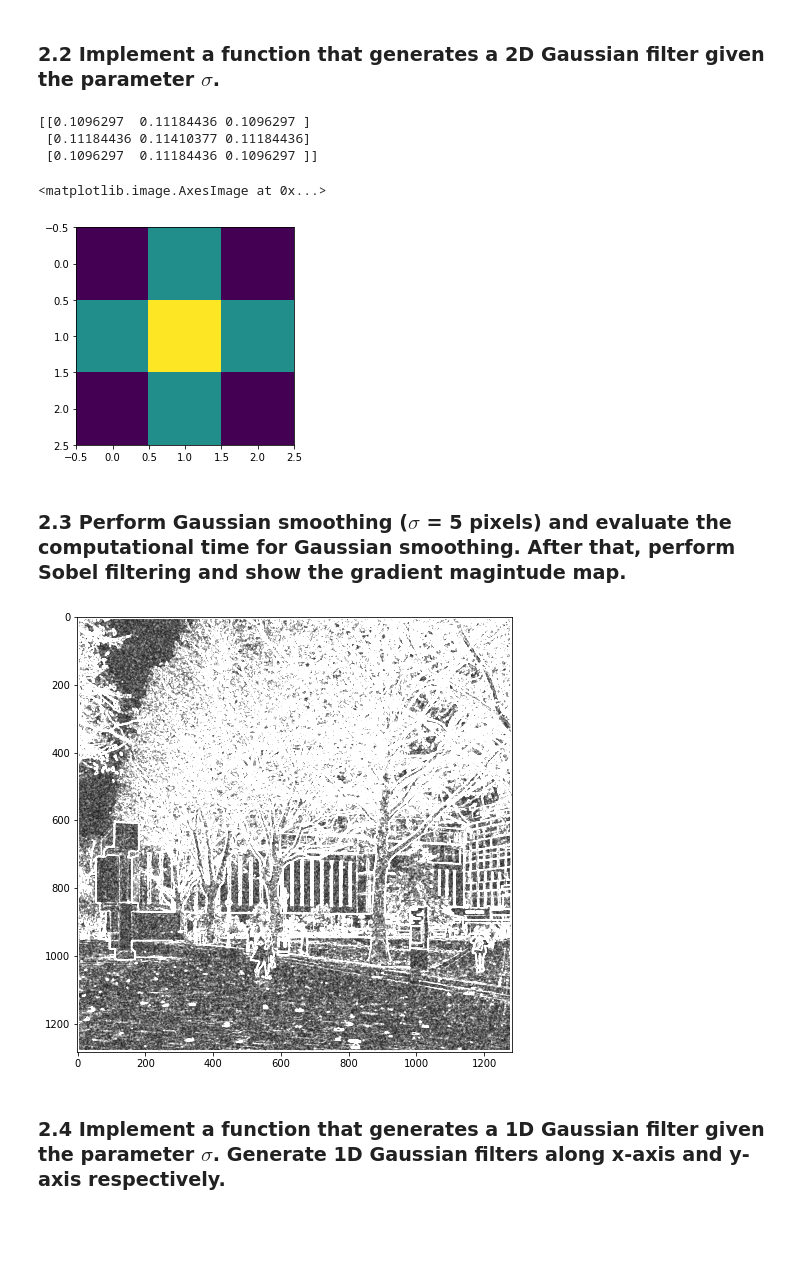
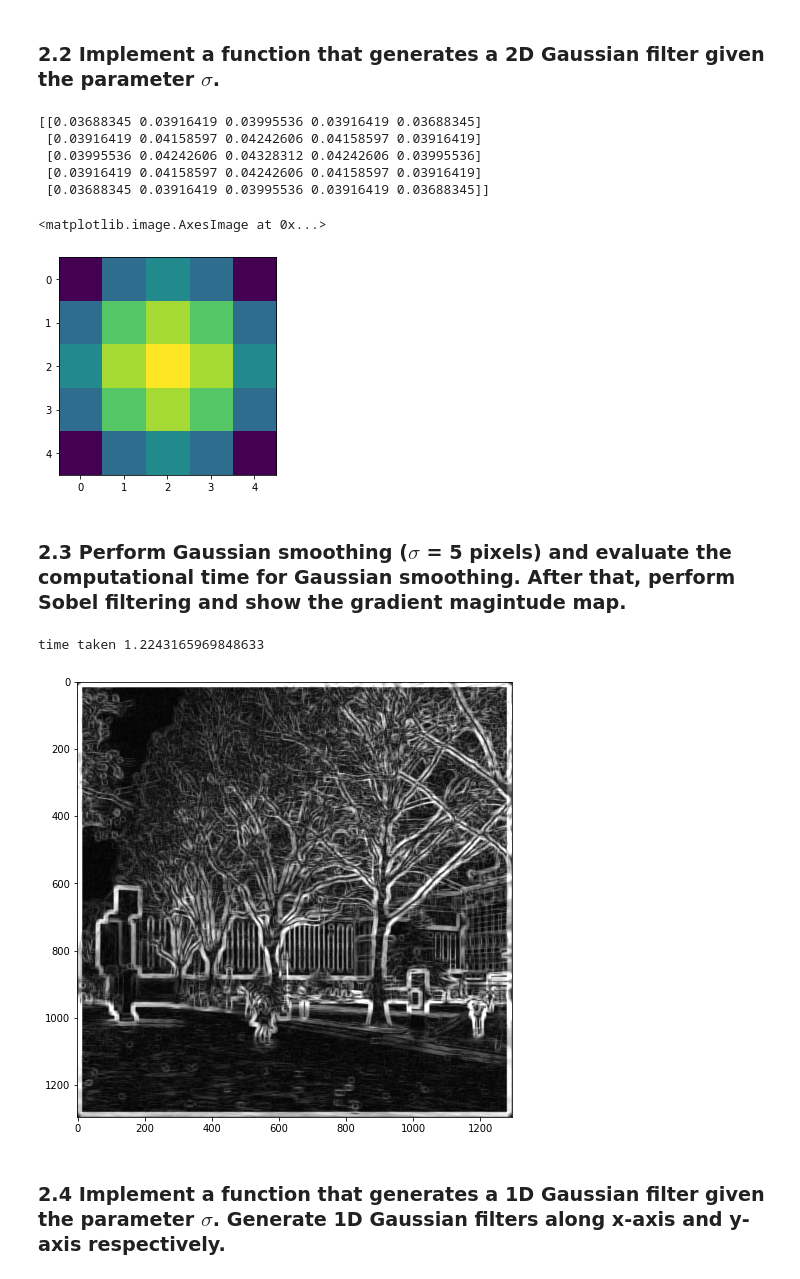
Before and after one commit to Shaanukstar123/Computer-Vision-CW1-Image-Filtering, a Jupyter notebook: coursework_01/coursework_01.ipynb, the cells around one changed output. Saved outputs shown, nothing was run; the diff lists cells and outputs as text; code cells hidden in the pictures; blank space fills up the shorter version.

```diff
--- a/coursework_01/coursework_01.ipynb
+++ b/coursework_01/coursework_01.ipynb
@@ -159,48 +159,51 @@ sobel_y:
 # %%
 # Design the Gaussian filter
 def gaussian_filter_2d(sigma):
     # sigma: the parameter sigma in the Gaussian kernel (unit: pixel)
     #
     # return: a 2D array for the Gaussian kernel
 
     ### Insert your code ###
-    const = 1/(2*np.pi*(sigma**2))
-    size = 3
+    const = 1/(2*np.pi*(np.square(sigma)))
+    size = sigma
     centre = (size-1)/2 #assuming kernel size is odd
-    h=np.ones((size,size))
+    h=np.zeros((size,size))
     for i in range(size):
         for j in range(size):
             x,y = i- centre, j-centre
-            fraction  = ((x**2)+(y**2))/(2*(sigma**2))
+            fraction  = ((np.square(x))+(np.square(y)))/(2*(np.square(sigma)))
             h[i,j] = const*(np.exp(-1*fraction))
 
     h = h/np.sum(h) #normalising
     return h
 
 # Visualise the Gaussian filter when sigma = 5 pixel (provided)
 sigma = 5
 h = gaussian_filter_2d(sigma)
 print(h)
 plt.imshow(h)
 # %% [output]
-[[0.1096297  0.11184436 0.1096297 ]
- [0.11184436 0.11410377 0.11184436]
- [0.1096297  0.11184436 0.1096297 ]]
+[[0.03688345 0.03916419 0.03995536 0.03916419 0.03688345]
+ [0.03916419 0.04158597 0.04242606 0.04158597 0.03916419]
+ [0.03995536 0.04242606 0.04328312 0.04242606 0.03995536]
+ [0.03916419 0.04158597 0.04242606 0.04158597 0.03916419]
+ [0.03688345 0.03916419 0.03995536 0.03916419 0.03688345]]
 <matplotlib.image.AxesImage at 0x...>
-[figure, old version]
+[figure, new version]
 # %% [markdown]
 ### 2.3 Perform Gaussian smoothing ($\sigma$ = 5 pixels) and evaluate the computational time for Gaussian smoothing. After that, perform Sobel filtering and show the gradient magintude map.
 # %%
 # Construct the Gaussian filter
 gauss_filter = gaussian_filter_2d(5)
-from scipy import ndimage
 
 # Perform Gaussian smoothing and count time
 start_time = time.time()
 gauss_img = scipy.signal.convolve2d(image_noisy, gauss_filter)
 end_time = time.time()
-time_taken = start_time - end_time
-#gauss_img = ndimage.gaussian_filter(image_noisy,sigma = 5)
+plt.imshow(gauss_img, cmap='gray', vmin=0, vmax=100)
+time_taken = end_time - start_time
+print("time taken", time_taken)
+#built_in_gauss_img = scipy.ndimage.gaussian_filter(image_noisy,sigma = 5) #inbuilt function
 
 # Image filtering
 image_x = scipy.signal.convolve2d(gauss_img,sobel_x)
@@ -212,7 +215,8 @@ grad_mag = np.sqrt(np.square(image_x) + np.square(image_y))
 plt.imshow(grad_mag, cmap='gray', vmin=0, vmax=100)
 plt.gcf().set_size_inches(8, 8)
 # %% [output]
+time taken 1.2243165969848633
-[figure, old version]
+[figure, new version]
 # %% [markdown]
 ### 2.4 Implement a function that generates a 1D Gaussian filter given the parameter $\sigma$. Generate 1D Gaussian filters along x-axis and y-axis respectively.
 # %%
```
